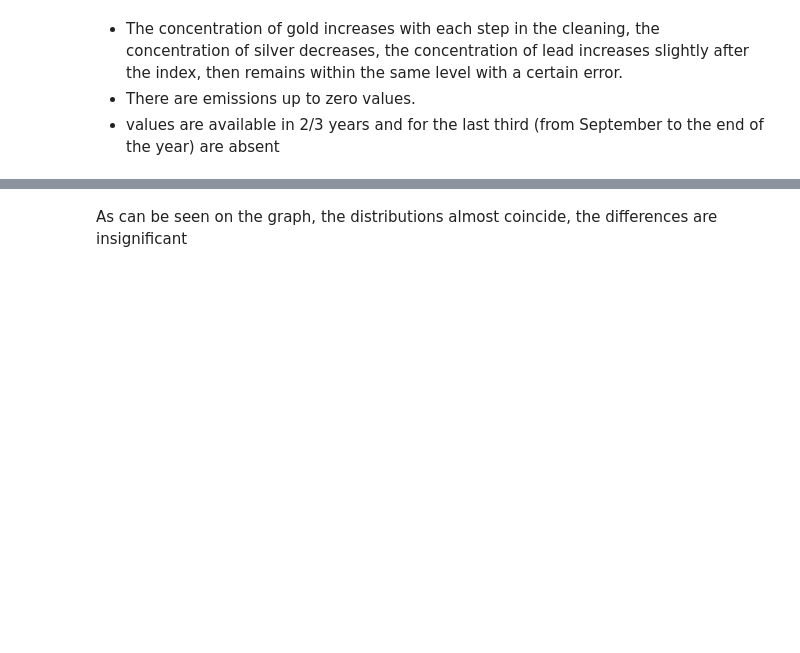
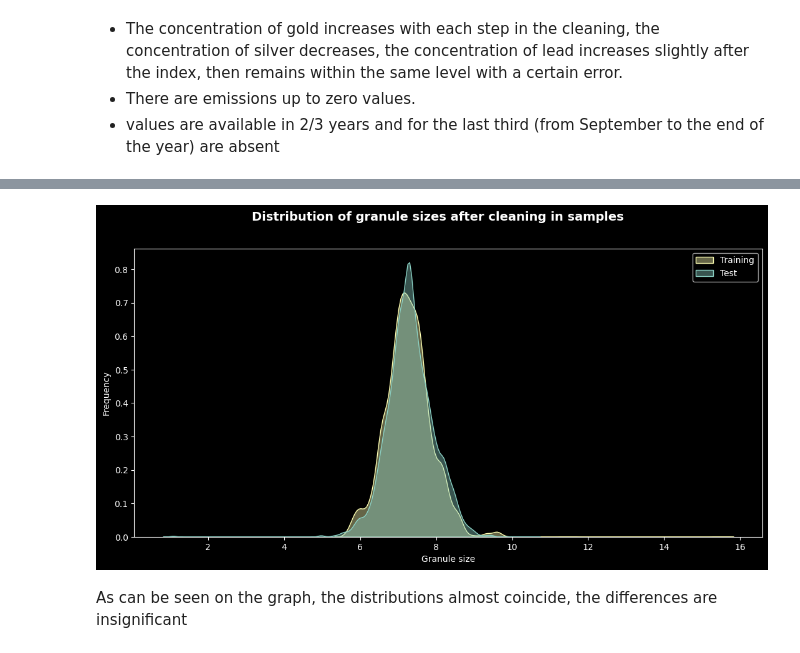
Before and after one commit to PSImera/Yandex.practicum.ds, a Jupyter notebook: project_sprint_12_sbor2_gold_recovery/sbor2_gold_recovery_ENG.ipynb, the cells around one changed output, grey strips where cells are left out. Saved outputs shown, nothing was run; the diff lists cells and outputs as text; code cells hidden in the pictures; blank space fills up the shorter version.

```diff
--- a/project_sprint_12_sbor2_gold_recovery/sbor2_gold_recovery_ENG.ipynb
+++ b/project_sprint_12_sbor2_gold_recovery/sbor2_gold_recovery_ENG.ipynb
@@ -658,16 +811,18 @@ plt.show();
 # %%
 feeds_pr_cl = pd.DataFrame({
     'train': train.loc[train['pr_cl_in_feed_size'] < 150]['pr_cl_in_feed_size'],
     'test': test.loc[test['pr_cl_in_feed_size'] < 150]['pr_cl_in_feed_size']
     })
 
 fig, ax = plt.subplots(figsize=(13,6))
-fig.suptitle('Распределение размера гранул после очистки в выборках', fontsize=14, fontweight='bold')
+fig.suptitle('Distribution of granule sizes after cleaning in samples', fontsize=14, fontweight='bold')
 sns.kdeplot(data=feeds_pr_cl, fill=True, common_norm=False, alpha=0.4, ax=ax)
-ax.legend(['Тренировочная', 'Тестовая'])
-ax.set_xlabel('Размер гранул')
-ax.set_ylabel('Частота')
+ax.legend(['Training', 'Test'])
+ax.set_xlabel('Granule size')
+ax.set_ylabel('Frequency')
 plt.show();
+# %% [output]
+[figure, added]
 # %% [markdown]
 As can be seen on the graph, the distributions almost coincide, the differences are insignificant
 # %% [markdown]
```
Also changed, not shown: parts of 108 cells of this notebook, 48 other files.
